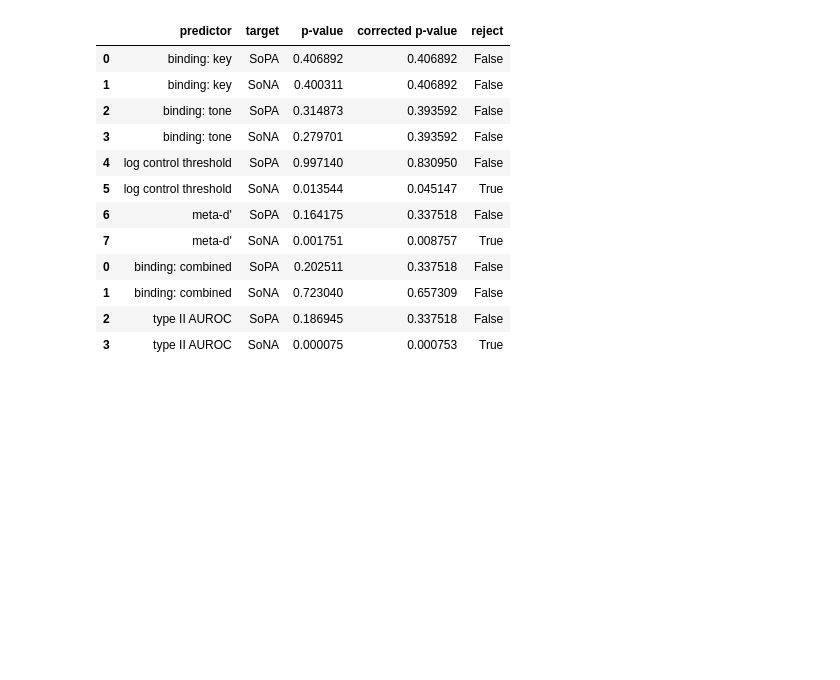
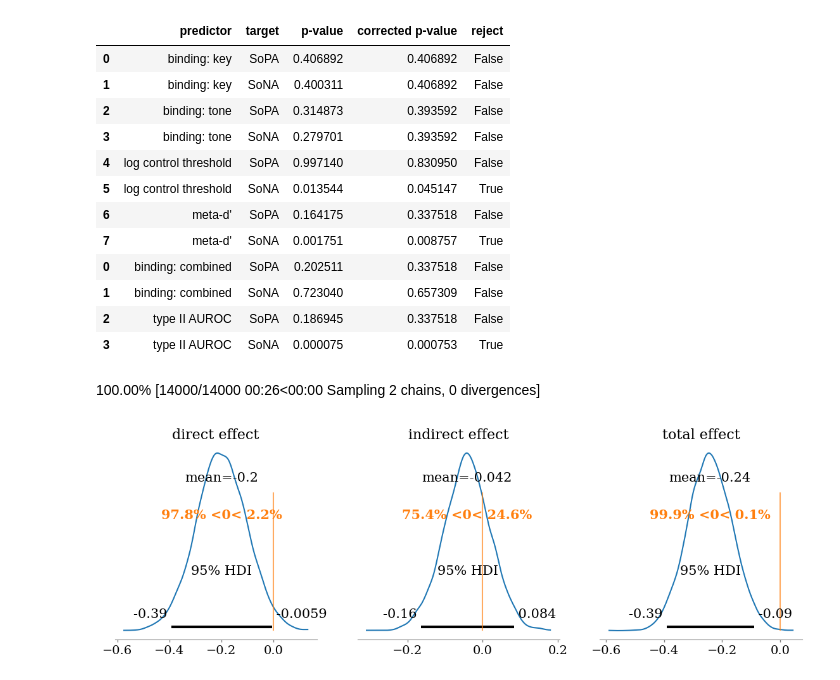
Before and after one commit to apex-lab/agency-battery-analysis, a Jupyter notebook: analysis.ipynb, the cells around one changed output. Drawn from its saved outputs; the diff is of its cells as text; code cells hidden in the pictures; blank space fills up the shorter version.

```diff
--- a/analysis.ipynb
+++ b/analysis.ipynb
@@ -429,3 +446,31 @@ post_stats[['predictor', 'target', 'p-value', 'corrected p-value', 'reject']]
 | 1 | binding: combined | SoNA | 0.723040 | 0.657309 | False |
 | 2 | type II AUROC | SoPA | 0.186945 | 0.337518 | False |
 | 3 | type II AUROC | SoNA | 0.000075 | 0.000753 | True |
+# %%
+## double check that choice of mediator vs. predictor doesn't matter
+_df = df[['log control threshold', 'metad', 'SoNA']].dropna(inplace = False)
+model = mediation_model(
+    m = normalize(_df['log control threshold']),
+    x = normalize(_df['metad']),
+    y = normalize(_df['SoNA'])
+)
+with model:
+    result = pm.sample(
+        5000,
+        tune = 2000,
+        chains = 2,
+        target_accept = 0.9,
+        random_seed = 0,
+        return_inferencedata = True,
+        idata_kwargs = {"dims": {"x": ["obs_id"], "m": ["obs_id"], "y": ["obs_id"]}},
+    )
+ax = az.plot_posterior(
+    result,
+    var_names = ["direct effect", "indirect effect", "total effect"],
+    ref_val = 0,
+    hdi_prob = 0.95,
+    figsize = (14, 4),
+)
+# %% [output]
+100.00% [14000/14000 00:26<00:00 Sampling 2 chains, 0 divergences]
+[figure, added]
```
Also changed, not shown: parts of 9 cells of this notebook, 4 other files.
